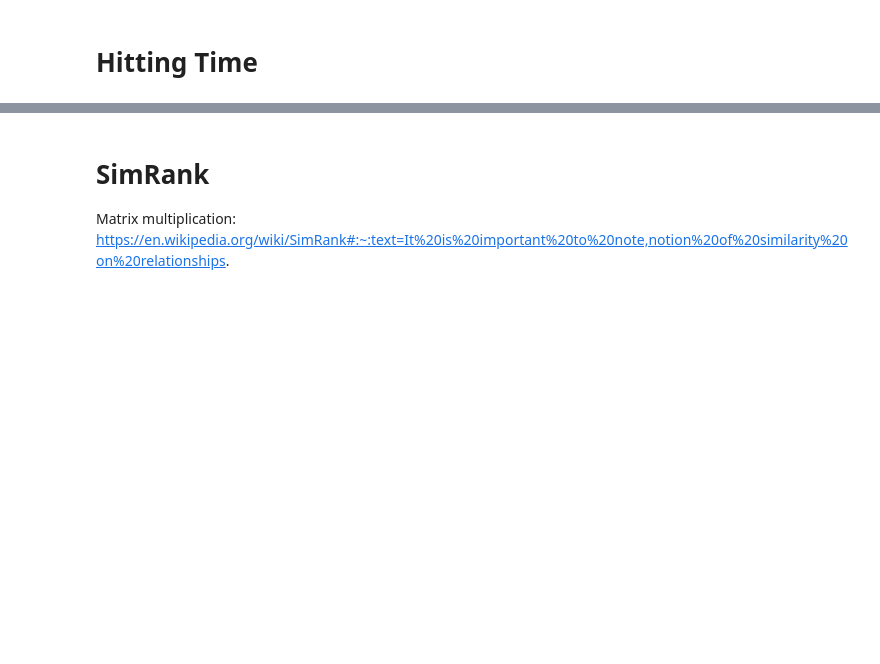
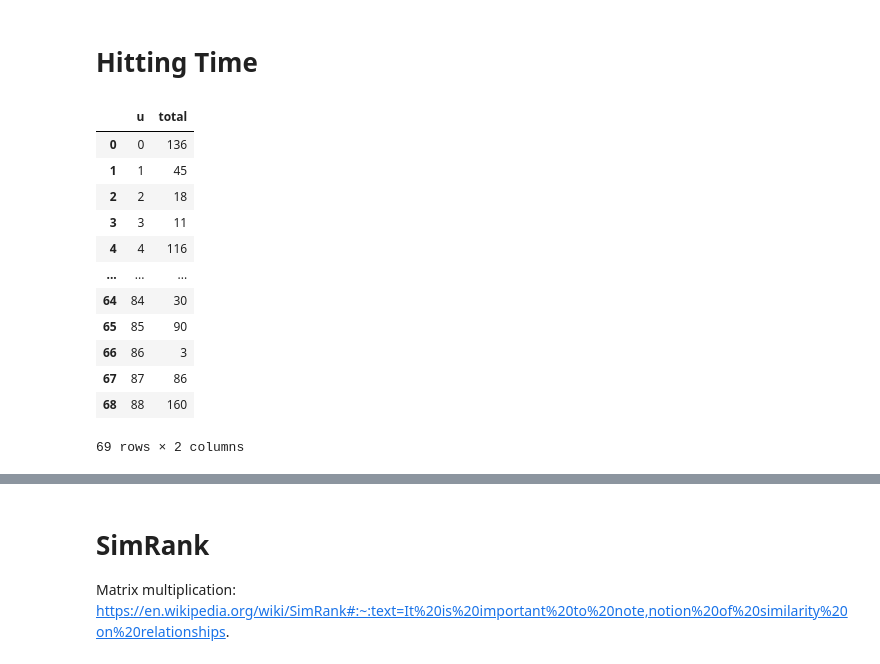
Before and after one commit to dlim2012/link-prediction-pyspark, a Jupyter notebook: Results_based_on_paths.ipynb, the cells around one changed output, grey strips where cells are left out. Drawn from its saved outputs; the diff is of its cells as text; code cells hidden in the pictures; blank space fills up the shorter version.

```diff
--- a/Results_based_on_paths.ipynb
+++ b/Results_based_on_paths.ipynb
@@ -258,3 +276,25 @@ print(katz_scores.toLocalMatrix().toArray())
 # %% [markdown]
 # Hitting Time
+# %%
+counts = edges\
+  .groupBy("u")\
+  .sum("count")\
+  .withColumnRenamed("sum(count)", "total")\
+  .orderBy("u")
+
+counts.toPandas()
+# %% [output]
+|  | u | total |
+| 0 | 0 | 136 |
+| 1 | 1 | 45 |
+| 2 | 2 | 18 |
+| 3 | 3 | 11 |
+| 4 | 4 | 116 |
+| ... | ... | ... |
+| 64 | 84 | 30 |
+| 65 | 85 | 90 |
+| 66 | 86 | 3 |
+| 67 | 87 | 86 |
+| 68 | 88 | 160 |
+69 rows × 2 columns
 # %%
```
Also changed, not shown: parts of 16 cells of this notebook.
